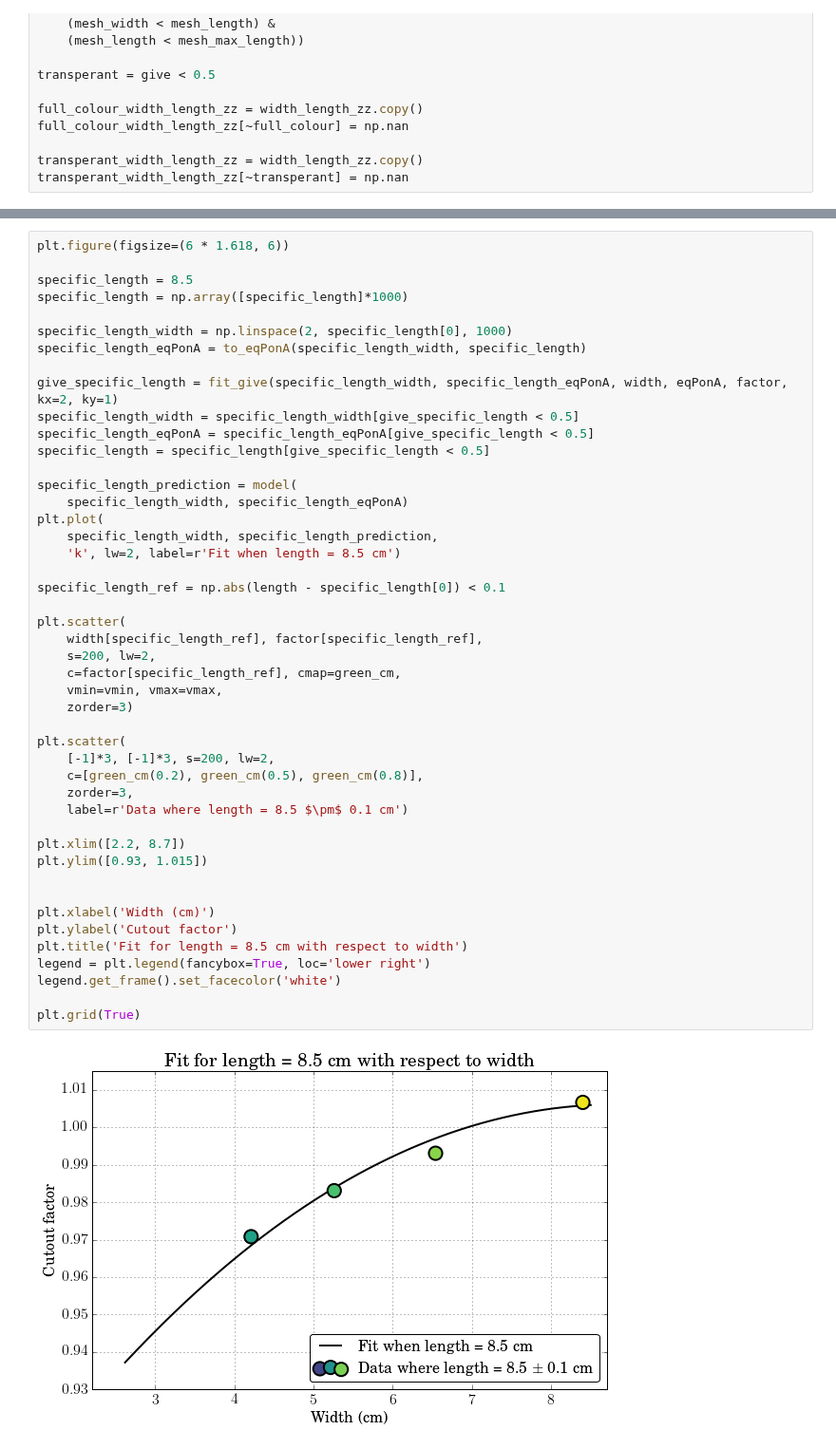
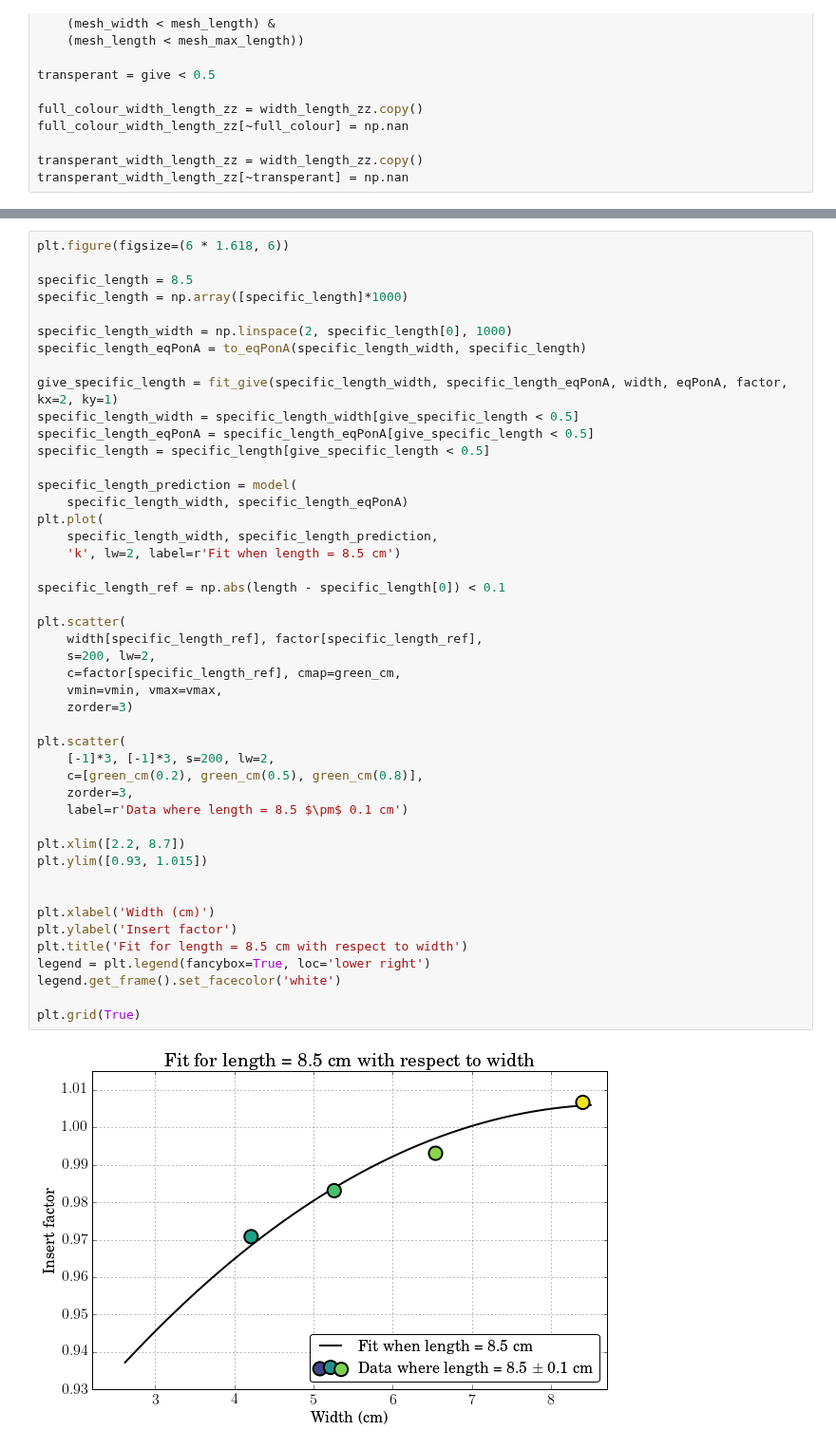
Before and after one commit to SimonBiggs/electronfactors, a Jupyter notebook: examples/Results -- Contour plots of model.ipynb, the cells around one changed output, grey strips where cells are left out. Shown at 95% size. Drawn from its saved outputs; the diff is of its cells as text.

```diff
--- a/examples/Results -- Contour plots of model.ipynb
+++ b/examples/Results -- Contour plots of model.ipynb
@@ -284,35 +284,35 @@ specific_length_prediction = model(
 plt.plot(
     specific_length_width, specific_length_prediction,
     'k', lw=2, label=r'Fit when length = 8.5 cm')
 
 specific_length_ref = np.abs(length - specific_length[0]) < 0.1
 
 plt.scatter(
     width[specific_length_ref], factor[specific_length_ref],
     s=200, lw=2,
     c=factor[specific_length_ref], cmap=green_cm,
     vmin=vmin, vmax=vmax,
     zorder=3)
 
 plt.scatter(
     [-1]*3, [-1]*3, s=200, lw=2,
     c=[green_cm(0.2), green_cm(0.5), green_cm(0.8)],
     zorder=3,
     label=r'Data where length = 8.5 $\pm$ 0.1 cm')
 
 plt.xlim([2.2, 8.7])
 plt.ylim([0.93, 1.015])
 
 
 plt.xlabel('Width (cm)')
-plt.ylabel('Cutout factor')
+plt.ylabel('Insert factor')
 plt.title('Fit for length = 8.5 cm with respect to width')
 legend = plt.legend(fancybox=True, loc='lower right')
 legend.get_frame().set_facecolor('white')
 
 plt.grid(True)
 # %% [output]
-[figure, old version]
+[figure, new version]
 # %%
 plt.figure(figsize=(6 * 1.618, 6))
 
```
Also changed, not shown: parts of 5 cells of this notebook, 1 other file.
